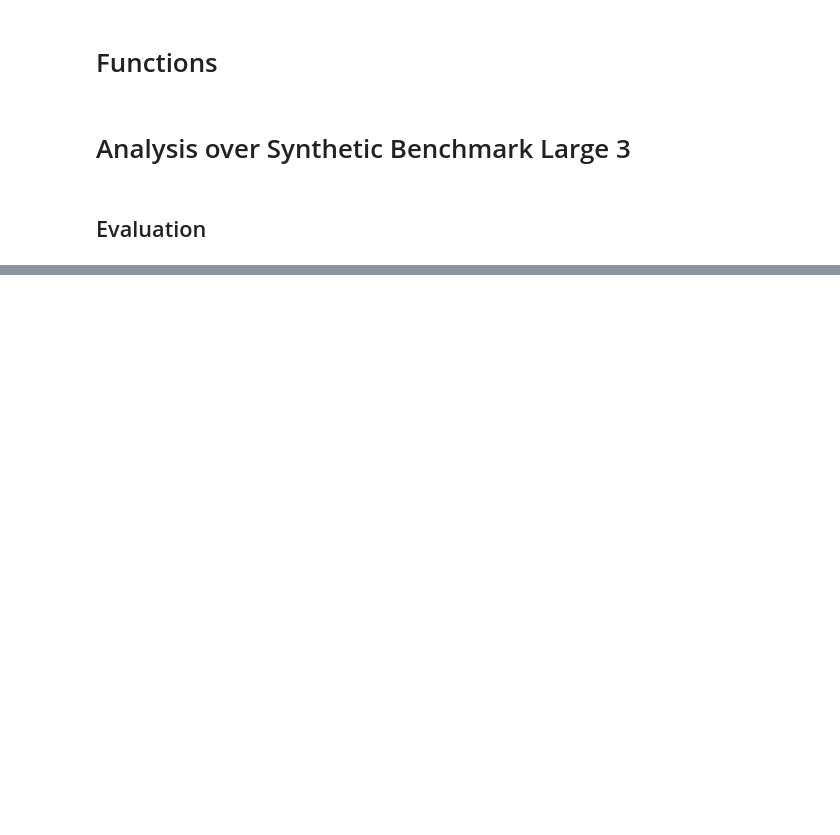
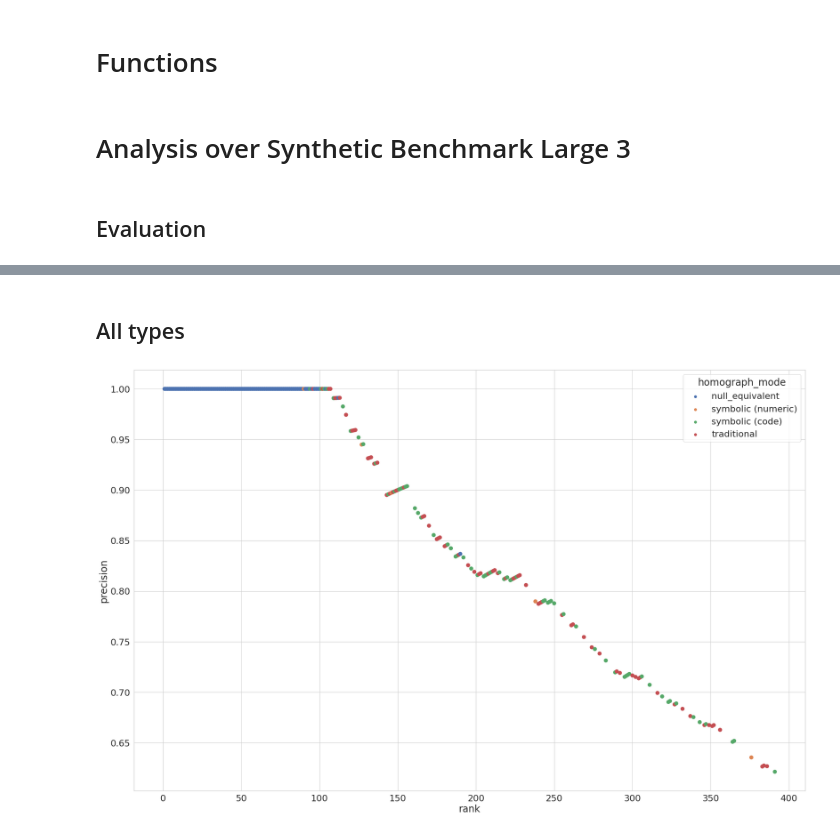
Before and after one commit to northeastern-datalab/domain_net, a Jupyter notebook: homograph_types_generation/evaluation.ipynb, the cells around one changed output, grey strips where cells are left out. Cells and saved outputs as stored; diff of their text form; code cells hidden in the pictures; blank space fills up the shorter version.

```diff
--- a/homograph_types_generation/evaluation.ipynb
+++ b/homograph_types_generation/evaluation.ipynb
@@ -130,0 +141,9 @@ plt.legend(loc='lower left')
+# %% [markdown]
+## All types
+# %%
+df = eval_dfs['homographs_all'].head(k*4).copy()
+df['homograph_mode'] = df['homograph_mode'].map(mode_to_label)
+sns.scatterplot(data=df, x='rank', y='precision', hue='homograph_mode', s=100, linewidth=0);plt.tight_layout()
+plt.savefig('evaluation/synthetic_benchmark_large3/precision_all_types.svg')
+# %% [output]
+[figure, added]
```
Also changed, not shown: parts of 8 cells of this notebook, 1 other file.
